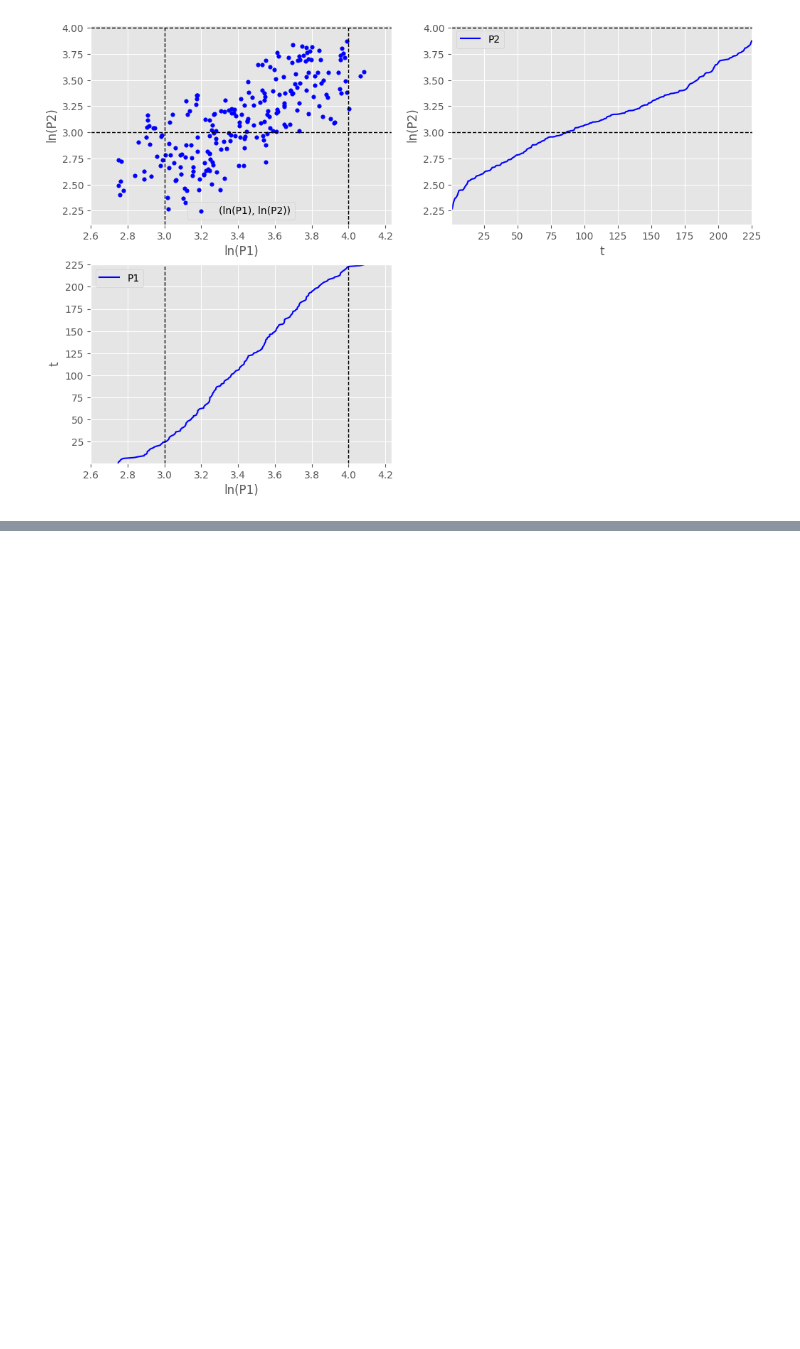
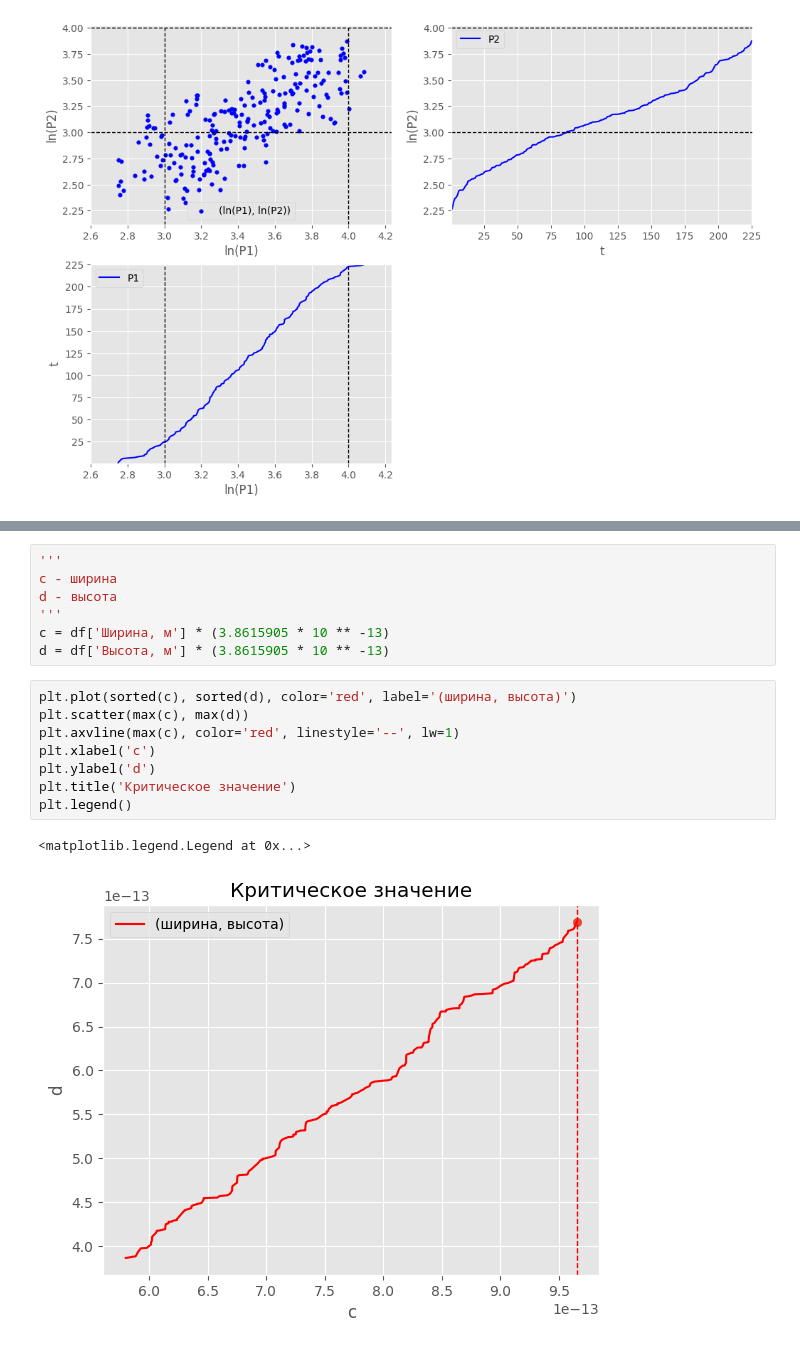
Before and after one commit to DaniilAszn/Sci-tech_methods_cours, a Jupyter notebook: Dimensionless_complexes_example.ipynb, the cells around one changed output, grey strips where cells are left out. Saved outputs shown, nothing was run; the diff lists cells and outputs as text; blank space fills up the shorter version.

```diff
--- a/Dimensionless_complexes_example.ipynb
+++ b/Dimensionless_complexes_example.ipynb
@@ -199,0 +205,18 @@ ax3.legend()
+# %%
+'''
+c - ширина
+d - высота
+'''
+c = df['Ширина, м'] * (3.8615905 * 10 ** -13)
+d = df['Высота, м'] * (3.8615905 * 10 ** -13)
+# %%
+plt.plot(sorted(c), sorted(d), color='red', label='(ширина, высота)')
+plt.scatter(max(c), max(d))
+plt.axvline(max(c), color='red', linestyle='--', lw=1)
+plt.xlabel('c')
+plt.ylabel('d')
+plt.title('Критическое значение')
+plt.legend()
+# %% [output]
+<matplotlib.legend.Legend at 0x...>
+[figure, added]
```
Also changed, not shown: parts of 2 cells of this notebook.
